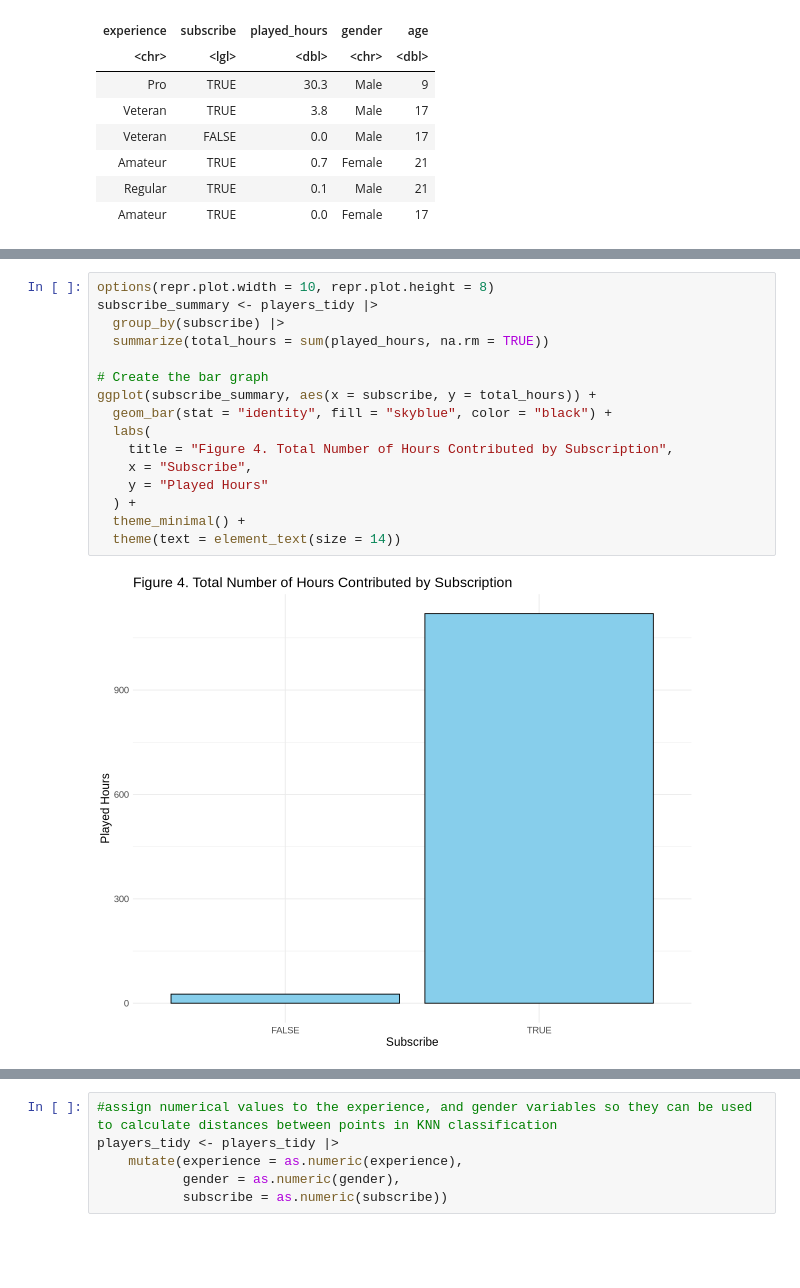
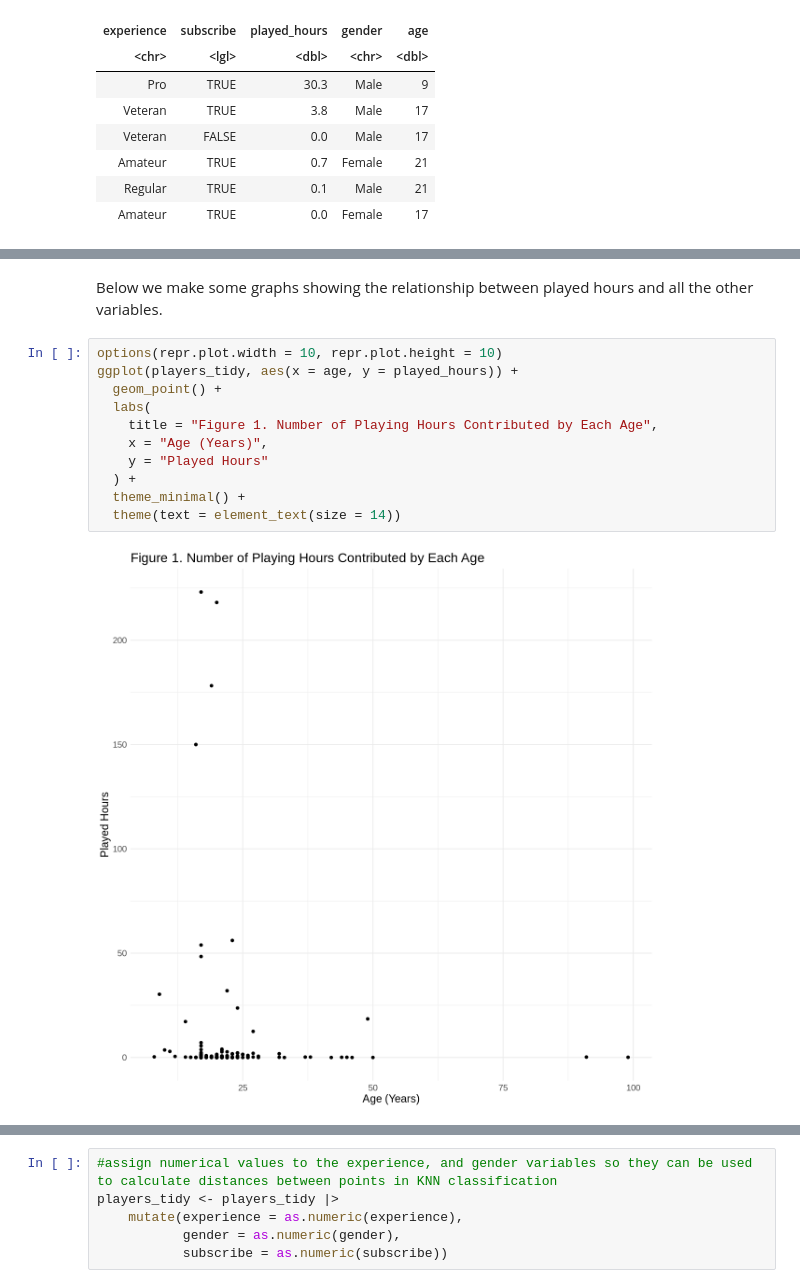
Before and after one commit to Sarthak0910/DSCI_Project_01, a Jupyter notebook: DSCI100_Group_Project_Code.ipynb, the cells around one changed output, grey strips where cells are left out. Saved outputs shown, nothing was run; the diff lists cells and outputs as text; blank space fills up the shorter version.

```diff
--- a/DSCI100_Group_Project_Code.ipynb
+++ b/DSCI100_Group_Project_Code.ipynb
@@ -107,18 +58,15 @@ ggplot(gender_summary, aes(x = gender, y = total_hours)) +
-# %%
-options(repr.plot.width = 10, repr.plot.height = 8)
-subscribe_summary <- players_tidy |>
-  group_by(subscribe) |>
-  summarize(total_hours = sum(played_hours, na.rm = TRUE))
-
-# Create the bar graph
-ggplot(subscribe_summary, aes(x = subscribe, y = total_hours)) +
-  geom_bar(stat = "identity", fill = "skyblue", color = "black") +
-  labs(
-    title = "Figure 4. Total Number of Hours Contributed by Subscription",
-    x = "Subscribe",
-    y = "Played Hours"
-  ) +
-  theme_minimal() +
-  theme(text = element_text(size = 14))
-# %% [output]
-[figure, removed]
+# %% [markdown]
+Below we make some graphs showing the relationship between played hours and all the other variables.
+# %%
+options(repr.plot.width = 10, repr.plot.height = 10)
+ggplot(players_tidy, aes(x = age, y = played_hours)) +
+  geom_point() +
+  labs(
+    title = "Figure 1. Number of Playing Hours Contributed by Each Age",
+    x = "Age (Years)",
+    y = "Played Hours"
+  ) +
+  theme_minimal() +
+  theme(text = element_text(size = 14))
+# %% [output]
+[figure, added]
```
Also changed, not shown: parts of 7 cells of this notebook.
